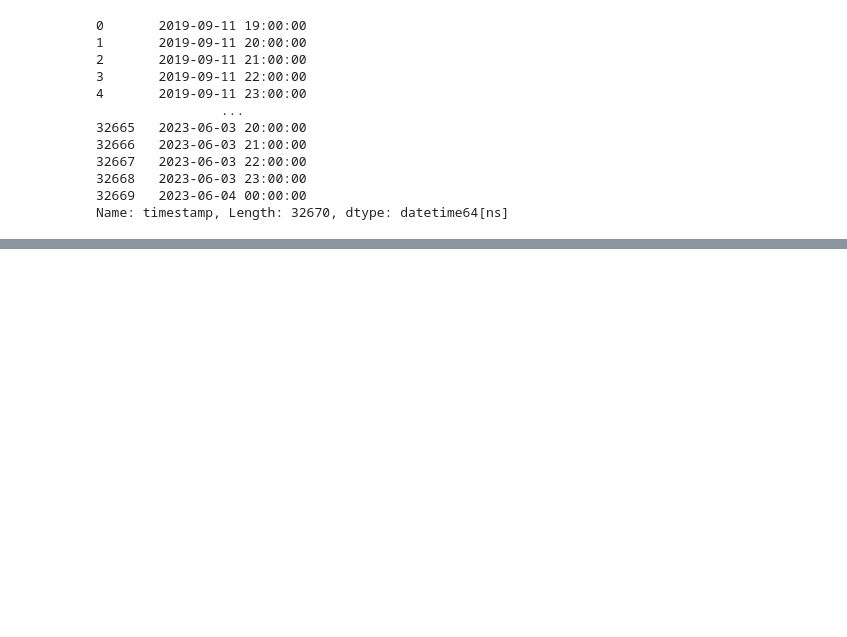
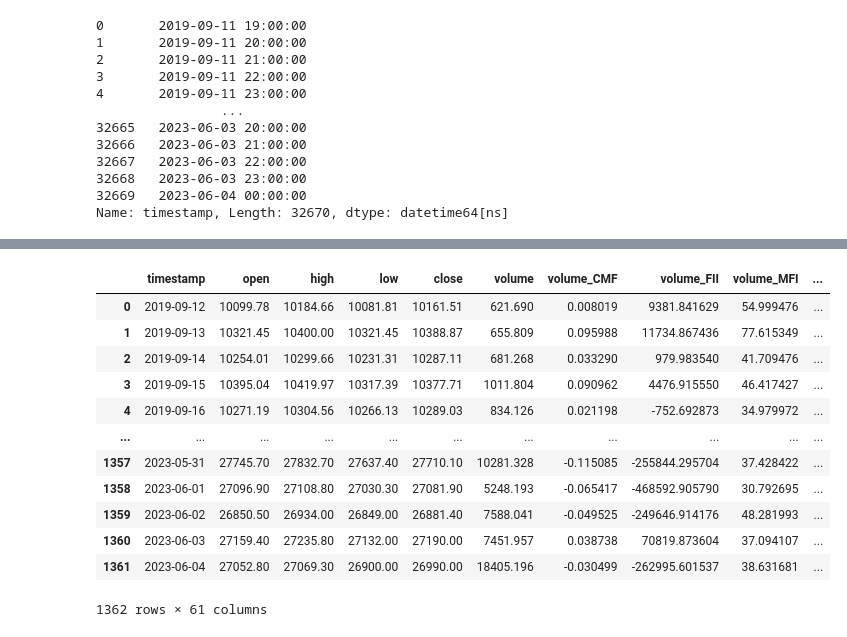
Before and after one commit to MehmetSever09/assist_trader, a Jupyter notebook: notebook/Merged_Dataframe-ferd-lr.ipynb, the cells around one changed output, grey strips where cells are left out. Cells and saved outputs as stored; diff of their text form; code cells hidden in the pictures; blank space fills up the shorter version.

```diff
--- a/notebook/Merged_Dataframe-ferd-lr.ipynb
+++ b/notebook/Merged_Dataframe-ferd-lr.ipynb
@@ -816,6 +820,6 @@ data['timestamp']
 32669   2023-06-04 00:00:00
 Name: timestamp, Length: 32670, dtype: datetime64[ns]
 # %%
-load_df = pd.read_csv(f'../raw_data/{now}-processed-data.csv')
+load_df = pd.read_csv(f'../raw_data/{now}-hourly-processed-data.csv')
 data_check(load_df)
 # %% [output]
@@ -825,0 +847,3 @@ Total amount of NaN: 0
+# %%
+load_df['timestamp'] = pd.to_datetime(load_df['timestamp'])
+load_df.info()
@@ -825,0 +868,17 @@ Total amount of NaN: 0
+# %%
+daily_df = load_df[load_df['timestamp'].dt.hour == 0].reset_index(drop=True)
+daily_df
+# %% [output]
+|  | timestamp | open | high | low | close | volume | volume_CMF | volume_FII | volume_MFI | ... |
+| 0 | 2019-09-12 | 10099.78 | 10184.66 | 10081.81 | 10161.51 | 621.690 | 0.008019 | 9381.841629 | 54.999476 | ... |
+| 1 | 2019-09-13 | 10321.45 | 10400.00 | 10321.45 | 10388.87 | 655.809 | 0.095988 | 11734.867436 | 77.615349 | ... |
+| 2 | 2019-09-14 | 10254.01 | 10299.66 | 10231.31 | 10287.11 | 681.268 | 0.033290 | 979.983540 | 41.709476 | ... |
+| 3 | 2019-09-15 | 10395.04 | 10419.97 | 10317.39 | 10377.71 | 1011.804 | 0.090962 | 4476.915550 | 46.417427 | ... |
+| 4 | 2019-09-16 | 10271.19 | 10304.56 | 10266.13 | 10289.03 | 834.126 | 0.021198 | -752.692873 | 34.979972 | ... |
+| ... | ... | ... | ... | ... | ... | ... | ... | ... | ... | ... |
+| 1357 | 2023-05-31 | 27745.70 | 27832.70 | 27637.40 | 27710.10 | 10281.328 | -0.115085 | -255844.295704 | 37.428422 | ... |
+| 1358 | 2023-06-01 | 27096.90 | 27108.80 | 27030.30 | 27081.90 | 5248.193 | -0.065417 | -468592.905790 | 30.792695 | ... |
+| 1359 | 2023-06-02 | 26850.50 | 26934.00 | 26849.00 | 26881.40 | 7588.041 | -0.049525 | -249646.914176 | 48.281993 | ... |
+| 1360 | 2023-06-03 | 27159.40 | 27235.80 | 27132.00 | 27190.00 | 7451.957 | 0.038738 | 70819.873604 | 37.094107 | ... |
+| 1361 | 2023-06-04 | 27052.80 | 27069.30 | 26900.00 | 26990.00 | 18405.196 | -0.030499 | -262995.601537 | 38.631681 | ... |
+1362 rows × 61 columns
```
Also changed, not shown: parts of 7 cells of this notebook, 1 other file.
